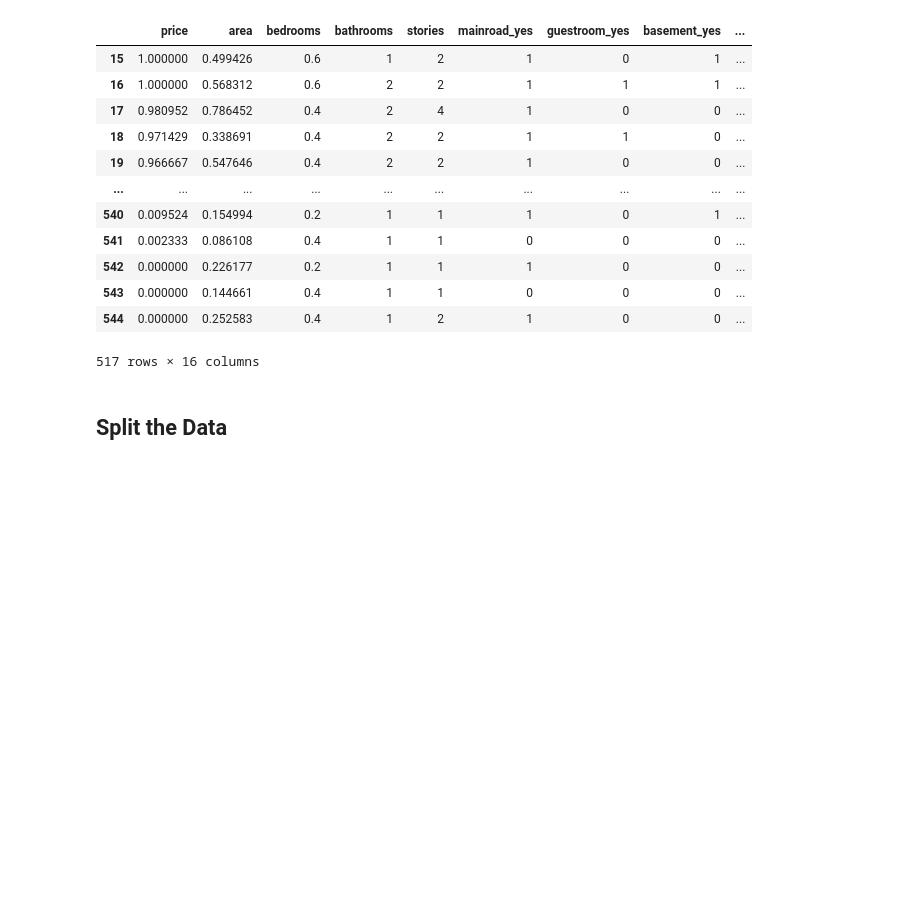
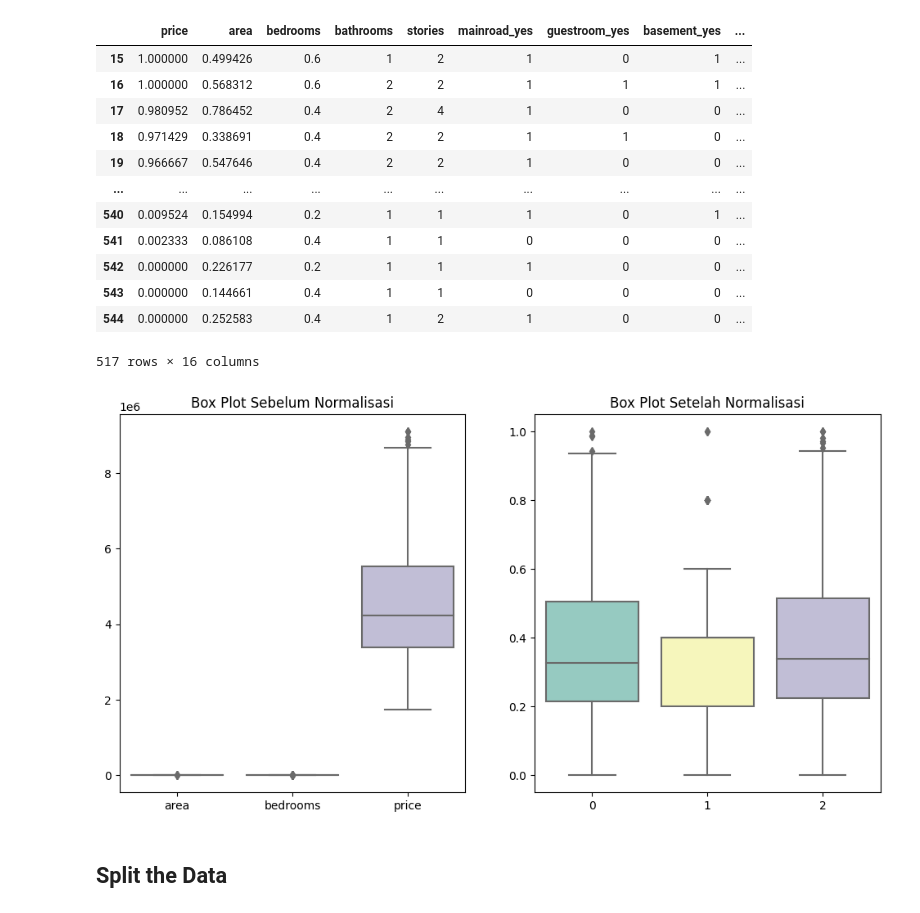
Before and after one commit to wendikardian/Housing_Prediction, a Jupyter notebook: HousingPricesAnalytics.ipynb, the cells around one changed output. Drawn from its saved outputs; the diff is of its cells as text; code cells hidden in the pictures; blank space fills up the shorter version.

```diff
--- a/HousingPricesAnalytics.ipynb
+++ b/HousingPricesAnalytics.ipynb
@@ -386,6 +389,7 @@ df_encoded
 # %%
 from sklearn.preprocessing import MinMaxScaler
 
+df_copy = df_encoded.copy()
 scaler = MinMaxScaler()
 numerical_list = ["area", "bedrooms", "price"]
 df_encoded[numerical_list] = scaler.fit_transform(df_encoded[numerical_list])
@@ -404,6 +408,22 @@ df_encoded
 | 543 | 0.000000 | 0.144661 | 0.4 | 1 | 1 | 0 | 0 | 0 | ... |
 | 544 | 0.000000 | 0.252583 | 0.4 | 1 | 2 | 1 | 0 | 0 | ... |
 517 rows × 16 columns
+# %%
+import matplotlib.pyplot as plt
+import seaborn as sns
+
+plt.figure(figsize=(12, 6))
+plt.subplot(1, 2, 1)
+sns.boxplot(data=df_copy[numerical_list], palette="Set3")
+plt.title('Box Plot Sebelum Normalisasi')
+
+plt.subplot(1, 2, 2)
+sns.boxplot(data=scaler.fit_transform(df_encoded[numerical_list]), palette="Set3")
+plt.title('Box Plot Setelah Normalisasi')
+
+plt.show()
+# %% [output]
+[figure, added]
 # %% [markdown]
 ## Split the Data
 # %%
```
Also changed, not shown: parts of 12 cells of this notebook, 4 other files.
